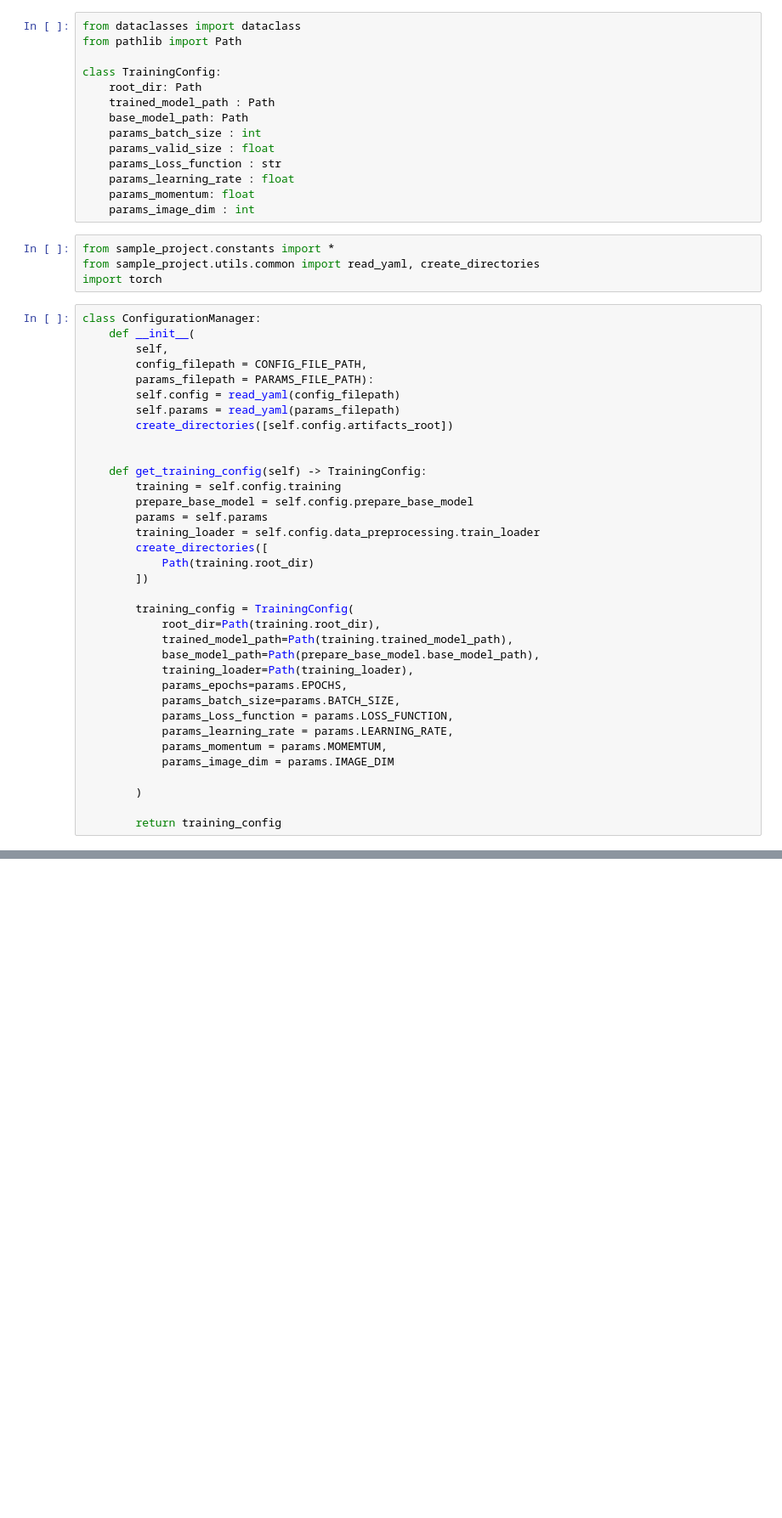
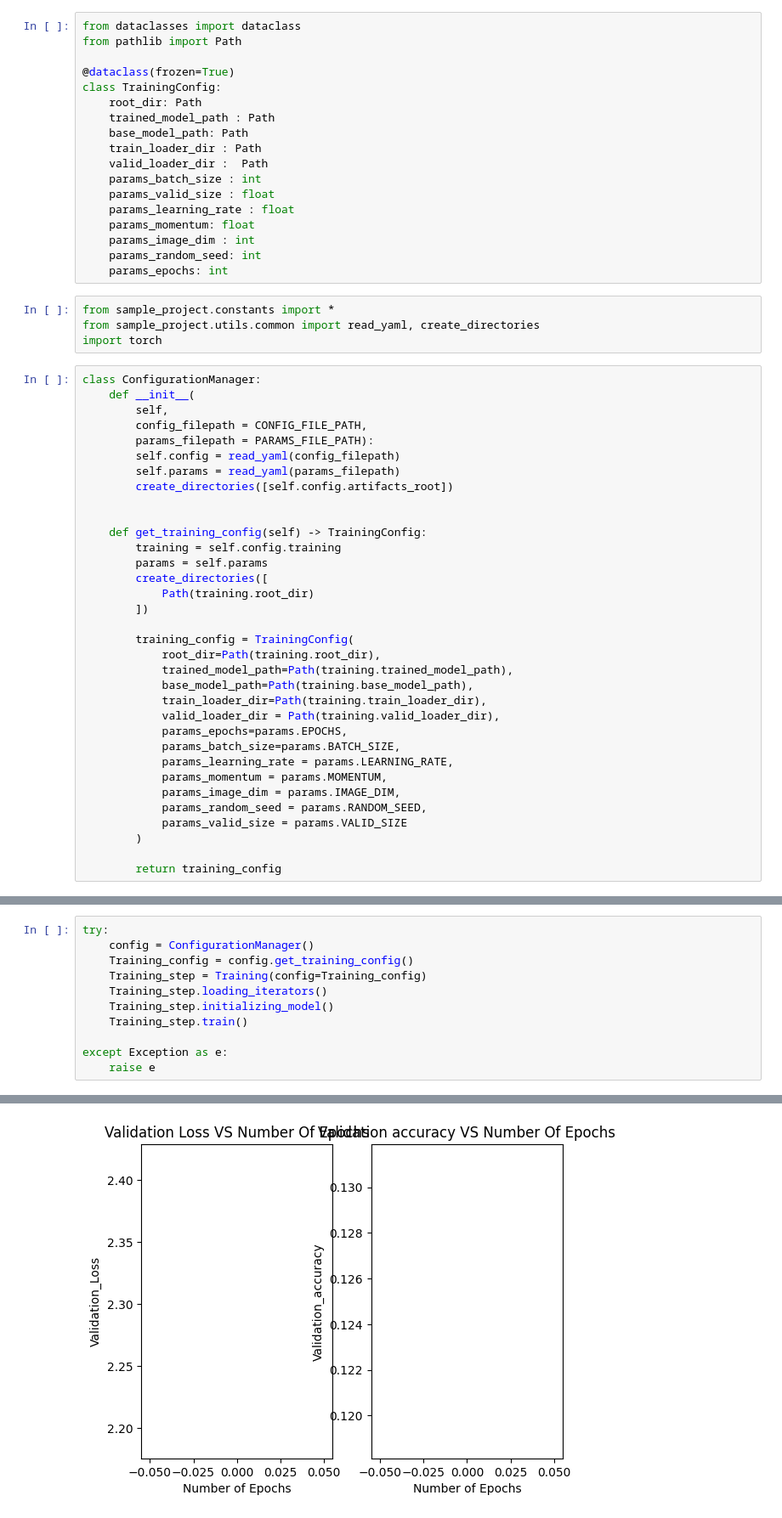
Before and after one commit to Praveenprasath04/Documentation_sample, a Jupyter notebook: research/04_training.ipynb, the cells around one changed output, grey strips where cells are left out. Shown at 85% size. Drawn from its saved outputs; the diff is of its cells as text; blank space fills up the shorter version.

Commit message:
training pipeline complete

```diff
--- a/research/04_training.ipynb
+++ b/research/04_training.ipynb
@@ -14,16 +14,20 @@ os.chdir("D:\Documentation_sample")
 from dataclasses import dataclass
 from pathlib import Path
 
+@dataclass(frozen=True)
 class TrainingConfig:
     root_dir: Path
     trained_model_path : Path
     base_model_path: Path
+    train_loader_dir : Path
+    valid_loader_dir :  Path
     params_batch_size : int
     params_valid_size : float
-    params_Loss_function : str
     params_learning_rate : float
     params_momentum: float
     params_image_dim : int
+    params_random_seed: int
+    params_epochs: int
 # %%
 from sample_project.constants import *
 from sample_project.utils.common import read_yaml, create_directories
@@ -41,9 +45,7 @@ class ConfigurationManager:
 
     def get_training_config(self) -> TrainingConfig:
         training = self.config.training
-        prepare_base_model = self.config.prepare_base_model
         params = self.params
-        training_loader = self.config.data_preprocessing.train_loader
         create_directories([
             Path(training.root_dir)
         ])
@@ -51,15 +53,16 @@ class ConfigurationManager:
         training_config = TrainingConfig(
             root_dir=Path(training.root_dir),
             trained_model_path=Path(training.trained_model_path),
-            base_model_path=Path(prepare_base_model.base_model_path),
-            training_loader=Path(training_loader),
+            base_model_path=Path(training.base_model_path),
+            train_loader_dir=Path(training.train_loader_dir),
+            valid_loader_dir = Path(training.valid_loader_dir),
             params_epochs=params.EPOCHS,
             params_batch_size=params.BATCH_SIZE,
-            params_Loss_function = params.LOSS_FUNCTION,
             params_learning_rate = params.LEARNING_RATE,
-            params_momentum = params.MOMEMTUM,
-            params_image_dim = params.IMAGE_DIM
-
+            params_momentum = params.MOMENTUM,
+            params_image_dim = params.IMAGE_DIM,
+            params_random_seed = params.RANDOM_SEED,
+            params_valid_size = params.VALID_SIZE
         )
 
         return training_config
@@ -65,0 +213,12 @@ class ConfigurationManager:
+# %%
+try:
+    config = ConfigurationManager()
+    Training_config = config.get_training_config()
+    Training_step = Training(config=Training_config)
+    Training_step.loading_iterators()
+    Training_step.initializing_model()
+    Training_step.train()
+
+except Exception as e:
+    raise e
+# %% [output]
@@ -65,0 +230 @@ class ConfigurationManager:
+[figure, added]
```
Also changed, not shown: parts of 6 cells of this notebook, 9 other files.
